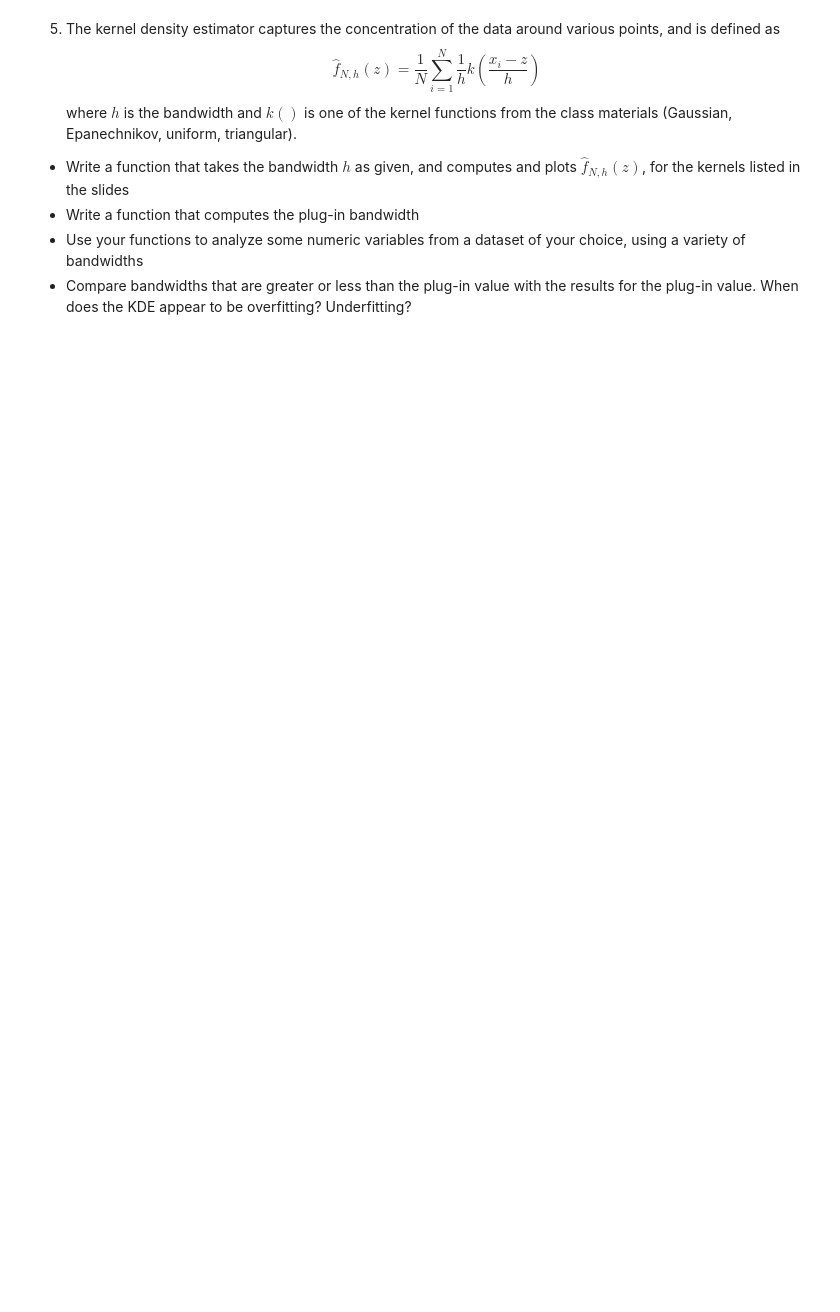
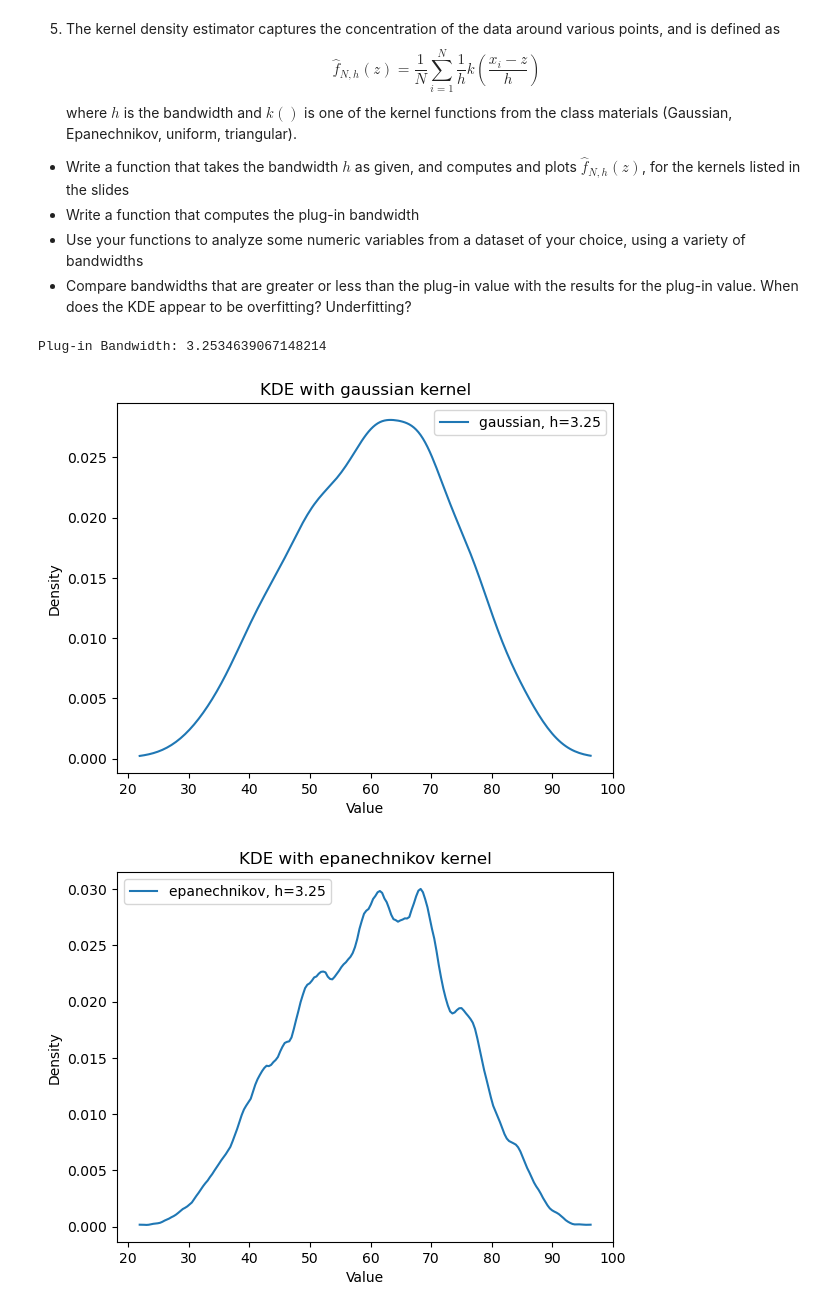
Before and after one commit to hooville101/DS_5030_Assignments, a Jupyter notebook: assignment_2-1.ipynb, the cells around one changed output. Cells and saved outputs as stored; diff of their text form; code cells hidden in the pictures; blank space fills up the shorter version.

```diff
--- a/assignment_2-1.ipynb
+++ b/assignment_2-1.ipynb
@@ -184,0 +301,20 @@ where $h$ is the bandwidth and $k()$ is one of the kernel functions from the cla
+# %%
+kde = KDEClass(metabric["Age at Diagnosis"])
+
+h_plugin = kde.plugin_bandwidth()
+print("Plug-in Bandwidth:", h_plugin)
+
+# Gaussian KDE with plug-in h
+kde.plot_kde(h=h_plugin, kernel="gaussian")
+
+# Compare different kernels
+for k in ["epanechnikov", "uniform", "triangular"]:
+    kde.plot_kde(h=h_plugin, kernel=k)
+
+# Try smaller and larger bandwidths
+kde.plot_kde(h=h_plugin/2, kernel="gaussian")
+kde.plot_kde(h=h_plugin*2, kernel="gaussian")
+# %% [output]
+Plug-in Bandwidth: 3.2534639067148214
+[figure, added]
+[figure, added]
```
Also changed, not shown: parts of 7 cells of this notebook.
